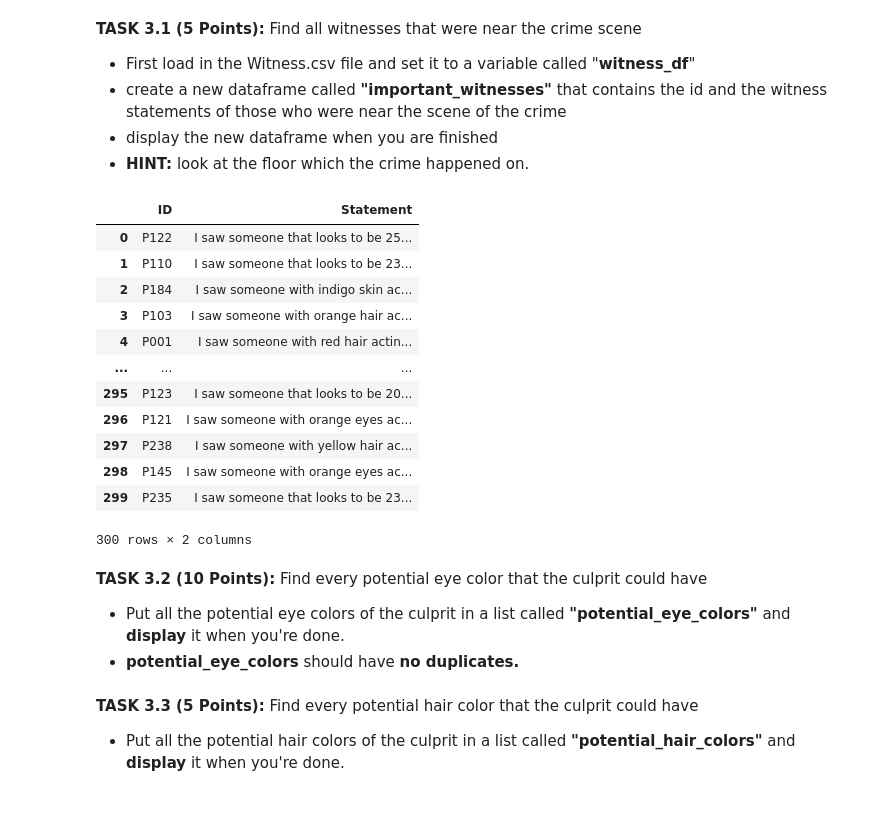
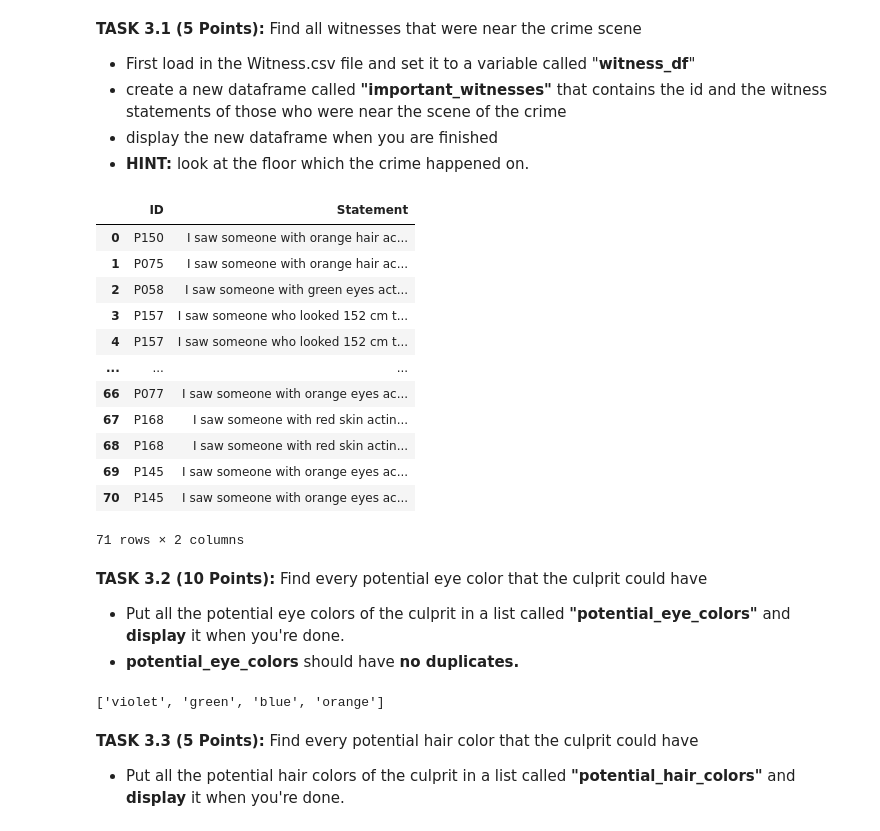
Before and after one commit to alem425/amorgCMSC320_Spring25_Git, a Jupyter notebook: H3/CMSC320_HW3_Spring2025.ipynb, the cells around one changed output. Saved outputs shown, nothing was run; the diff lists cells and outputs as text; code cells hidden in the pictures.

```diff
--- a/H3/CMSC320_HW3_Spring2025.ipynb
+++ b/H3/CMSC320_HW3_Spring2025.ipynb
@@ -355,29 +345,32 @@ Now that we have successfully cleaned all of our data, lets begin finding the fe
 - create a new dataframe called **"important_witnesses"** that contains the id and the witness statements of those who were near the scene of the crime
 - display the new dataframe when you are finished
 - **HINT:** look at the floor which the crime happened on.
-# %%
-# Write your code here
-witness_df = pd.read_csv('Witness.csv')
-
-def check (row,list):
-   if row['Location_during_crime'] == 'second floor':
-      list.append(row['ID'])
-
-array = []
-# %% [output]
-|  | ID | Statement |
-| 0 | P122 | I saw someone that looks to be 25... |
-| 1 | P110 | I saw someone that looks to be 23... |
-| 2 | P184 | I saw someone with indigo skin ac... |
-| 3 | P103 | I saw someone with orange hair ac... |
-| 4 | P001 | I saw someone with red hair actin... |
-| ... | ... | ... |
-| 295 | P123 | I saw someone that looks to be 20... |
-| 296 | P121 | I saw someone with orange eyes ac... |
-| 297 | P238 | I saw someone with yellow hair ac... |
-| 298 | P145 | I saw someone with orange eyes ac... |
-| 299 | P235 | I saw someone that looks to be 23... |
-300 rows × 2 columns
+# %%
+
+witness_df = pd.read_csv('Witness.csv')
+
+important_witnesses = witness_df.merge(
+    profiles_df[
+        profiles_df['Location_during_crime'].notna() &
+        profiles_df['Location_during_crime'].str.contains('second floor', case=False, na=False)],
+    on='ID'
+)[['ID', 'Statement']]
+
+important_witnesses
+# %% [output]
+|  | ID | Statement |
+| 0 | P150 | I saw someone with orange hair ac... |
+| 1 | P075 | I saw someone with orange hair ac... |
+| 2 | P058 | I saw someone with green eyes act... |
+| 3 | P157 | I saw someone who looked 152 cm t... |
+| 4 | P157 | I saw someone who looked 152 cm t... |
+| ... | ... | ... |
+| 66 | P077 | I saw someone with orange eyes ac... |
+| 67 | P168 | I saw someone with red skin actin... |
+| 68 | P168 | I saw someone with red skin actin... |
+| 69 | P145 | I saw someone with orange eyes ac... |
+| 70 | P145 | I saw someone with orange eyes ac... |
+71 rows × 2 columns
 # %% [markdown]
 **TASK 3.2 (10 Points):** Find every potential eye color that the culprit could have
 
@@ -388,3 +379,17 @@ array = []
+# %%
+
+import re
+
+potential_eye_colors = set()
+for statement in important_witnesses["Statement"]:
+    match = re.search(r'I saw someone with (\w+) eyes acting suspicious', statement, re.IGNORECASE)
+    if match:
+        potential_eye_colors.add(match.group(1))
+
+potential_eye_colors = list(potential_eye_colors)
+print(potential_eye_colors)
+# %% [output]
+['violet', 'green', 'blue', 'orange']
 # %% [markdown]
 **TASK 3.3 (5 Points):** Find every potential hair color that the culprit could have
 
```
Also changed, not shown: parts of 32 cells of this notebook.
